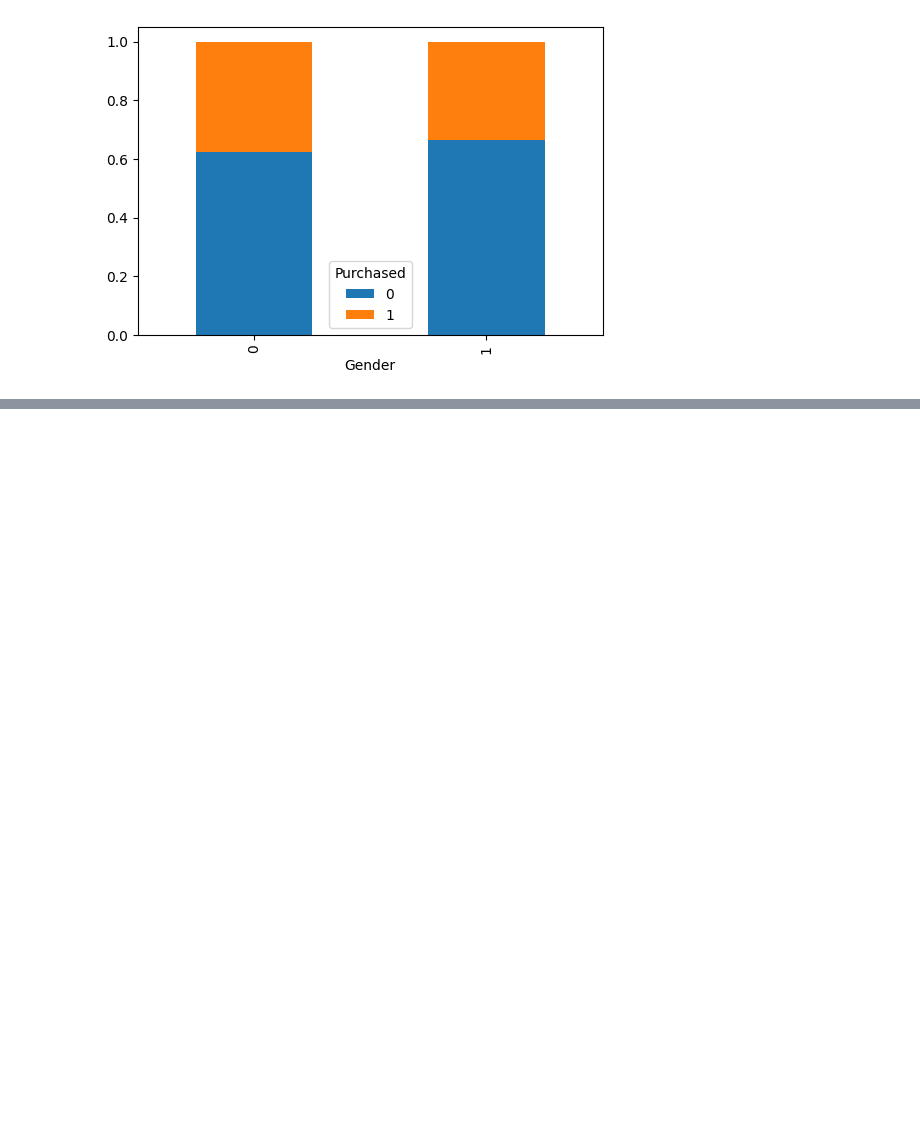
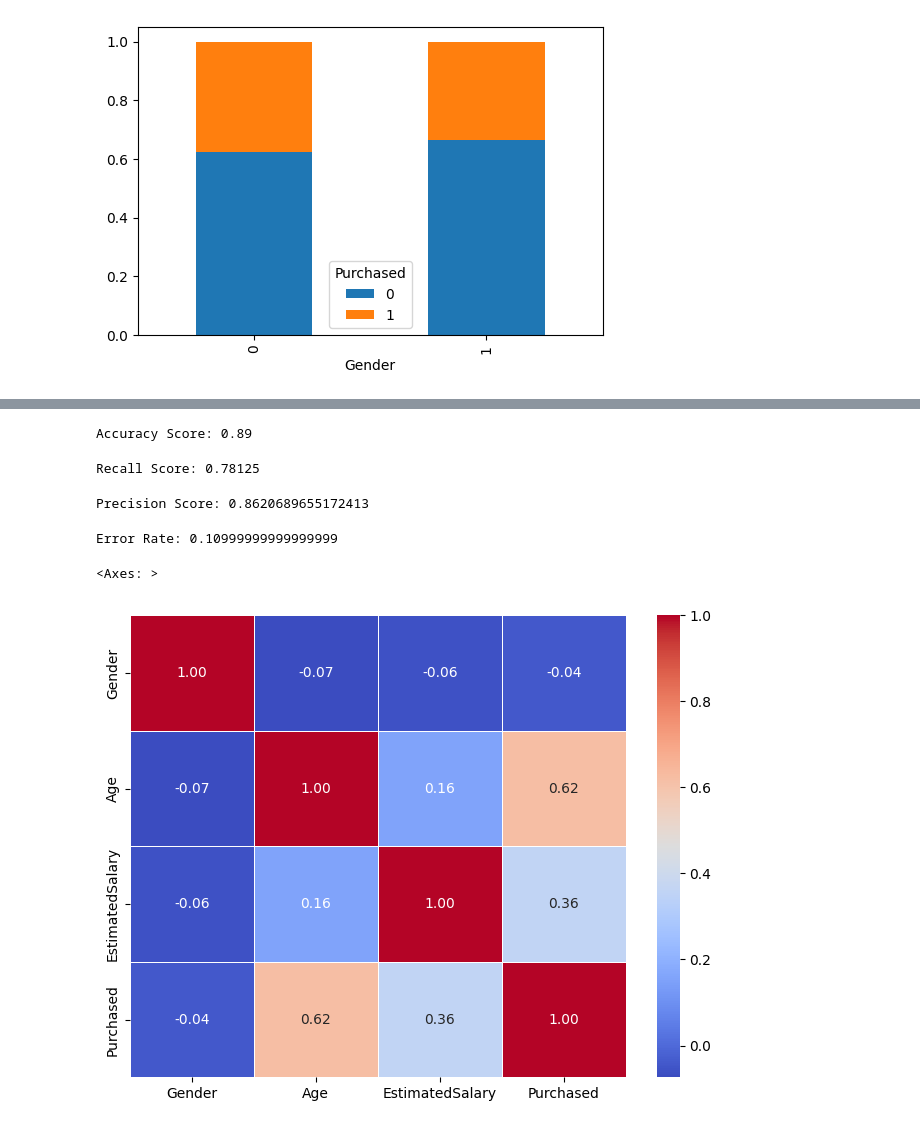
Before and after one commit to truptipawr/DSBDAL, a Jupyter notebook: Practicle5.ipynb, the cells around one changed output, grey strips where cells are left out. Saved outputs shown, nothing was run; the diff lists cells and outputs as text; code cells hidden in the pictures; blank space fills up the shorter version.

```diff
--- a/Practicle5.ipynb
+++ b/Practicle5.ipynb
@@ -146,0 +163,28 @@ Gender
+# %%
+a = accuracy_score(y_test,y_pred)
+print("Accuracy Score:", a)
+# %% [output]
+Accuracy Score: 0.89
+# %%
+r = recall_score(y_test, y_pred)
+print("Recall Score:", r)
+# %% [output]
+Recall Score: 0.78125
+# %%
+p = precision_score(y_test, y_pred)
+print("Precision Score:", p)
+# %% [output]
+Precision Score: 0.8620689655172413
+# %%
+e = 1 - a
+print("Error Rate:", e)
+# %% [output]
+Error Rate: 0.10999999999999999
+# %%
+corr_matrix = df.corr()
+# %%
+plt.figure(figsize=(8,6))
+sns.heatmap(corr_matrix, annot=True, cmap="coolwarm", fmt=".2f", linewidths=0.5)
+# %% [output]
+<Axes: >
+[figure, added]
```
Also changed, not shown: parts of 6 cells of this notebook.
